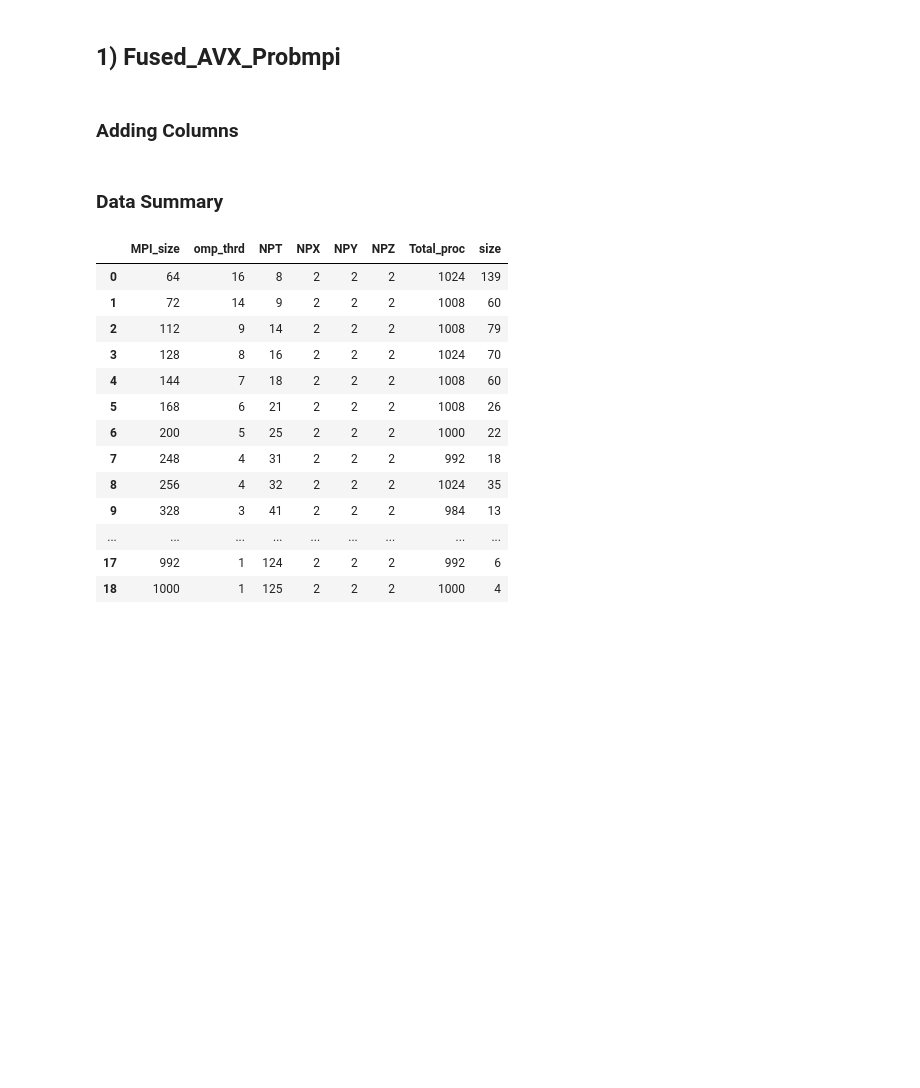
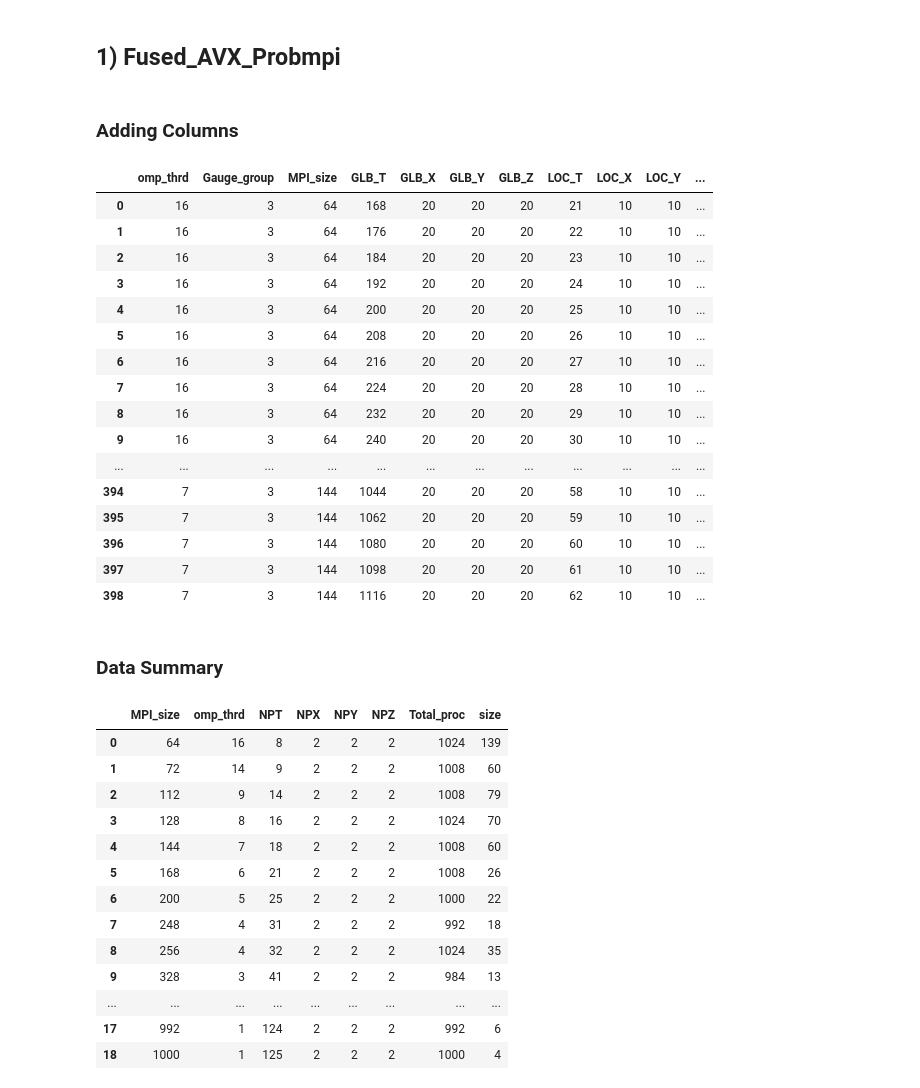
Before and after one commit to shidur81/JupyterNoteBook, a Jupyter notebook: HIPPO_8-Nodes/HIPPO_8-Nodes.ipynb, the cells around one changed output. Drawn from its saved outputs; the diff is of its cells as text; code cells hidden in the pictures; blank space fills up the shorter version.

```diff
--- a/HIPPO_8-Nodes/HIPPO_8-Nodes.ipynb
+++ b/HIPPO_8-Nodes/HIPPO_8-Nodes.ipynb
@@ -1256,6 +1256,26 @@ dfn8_avx_fused_probmpi['NPZ'] = (dfn8_avx_fused_probmpi.GLB_Z//dfn8_avx_fused_pr
 dfn8_avx_fused_probmpi['NPT'] = (dfn8_avx_fused_probmpi.GLB_T//dfn8_avx_fused_probmpi.LOC_T)
 dfn8_avx_fused_probmpi["Total_proc"] = dfn8_avx_fused_probmpi["omp_thrd"]* dfn8_avx_fused_probmpi.MPI_size
 # dfn8_avx_fused_probmpi.columns
+# %%
+dfn8_avx_fused_probmpi
+# %% [output]
+|  | omp_thrd | Gauge_group | MPI_size | GLB_T | GLB_X | GLB_Y | GLB_Z | LOC_T | LOC_X | LOC_Y | ... |
+| 0 | 16 | 3 | 64 | 168 | 20 | 20 | 20 | 21 | 10 | 10 | ... |
+| 1 | 16 | 3 | 64 | 176 | 20 | 20 | 20 | 22 | 10 | 10 | ... |
+| 2 | 16 | 3 | 64 | 184 | 20 | 20 | 20 | 23 | 10 | 10 | ... |
+| 3 | 16 | 3 | 64 | 192 | 20 | 20 | 20 | 24 | 10 | 10 | ... |
+| 4 | 16 | 3 | 64 | 200 | 20 | 20 | 20 | 25 | 10 | 10 | ... |
+| 5 | 16 | 3 | 64 | 208 | 20 | 20 | 20 | 26 | 10 | 10 | ... |
+| 6 | 16 | 3 | 64 | 216 | 20 | 20 | 20 | 27 | 10 | 10 | ... |
+| 7 | 16 | 3 | 64 | 224 | 20 | 20 | 20 | 28 | 10 | 10 | ... |
+| 8 | 16 | 3 | 64 | 232 | 20 | 20 | 20 | 29 | 10 | 10 | ... |
+| 9 | 16 | 3 | 64 | 240 | 20 | 20 | 20 | 30 | 10 | 10 | ... |
+| ... | ... | ... | ... | ... | ... | ... | ... | ... | ... | ... | ... |
+| 394 | 7 | 3 | 144 | 1044 | 20 | 20 | 20 | 58 | 10 | 10 | ... |
+| 395 | 7 | 3 | 144 | 1062 | 20 | 20 | 20 | 59 | 10 | 10 | ... |
+| 396 | 7 | 3 | 144 | 1080 | 20 | 20 | 20 | 60 | 10 | 10 | ... |
+| 397 | 7 | 3 | 144 | 1098 | 20 | 20 | 20 | 61 | 10 | 10 | ... |
+| 398 | 7 | 3 | 144 | 1116 | 20 | 20 | 20 | 62 | 10 | 10 | ... |
 # %% [markdown]
 ### Data Summary
 # %%
```
Also changed, not shown: parts of 1 cell of this notebook, 11 other files.
